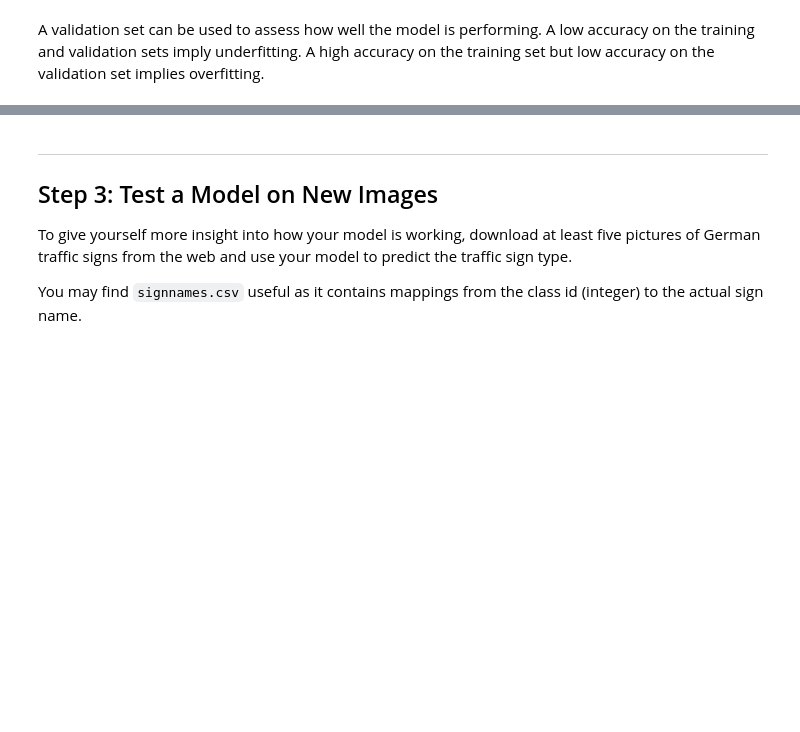
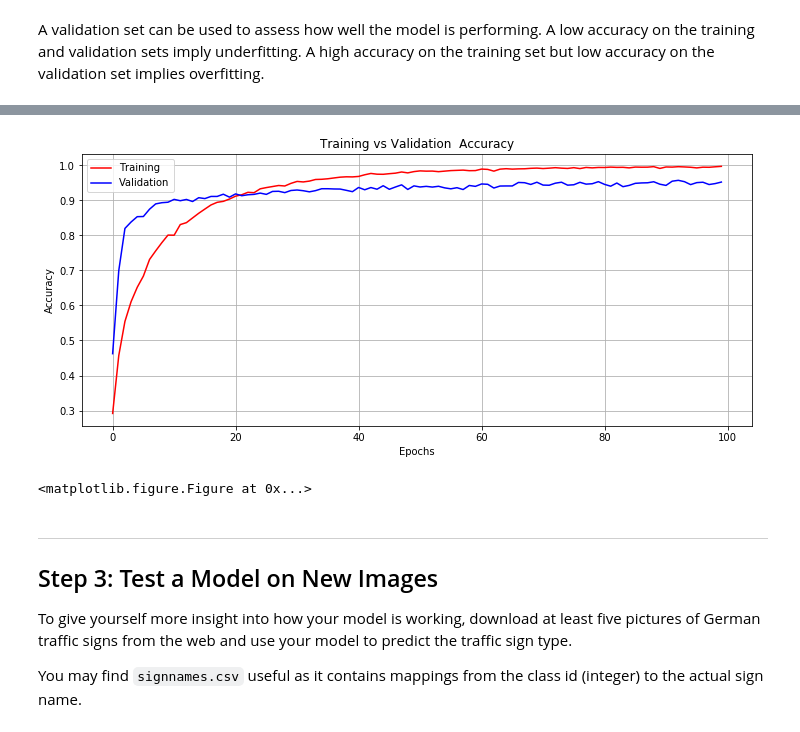
Before and after one commit to rudi77/sdc, a Jupyter notebook: project2/Traffic_Sign_Classifier.ipynb, the cells around one changed output, grey strips where cells are left out. Drawn from its saved outputs; the diff is of its cells as text; code cells hidden in the pictures; blank space fills up the shorter version.

Commit message:
Updated notebook code. Added new plot train vs. valid. Added setup script which shall be called before executing nb for the first time

```diff
--- a/project2/Traffic_Sign_Classifier.ipynb
+++ b/project2/Traffic_Sign_Classifier.ipynb
@@ -246,14 +246,17 @@ Use the code cell (or multiple code cells, if necessary) to implement the first
 # Convert each image to grayscale
 X_train_gray = [da.grayscale(image) for image in X_train]
 X_valid_gray = [da.grayscale(image) for image in X_valid]
+X_test_gray  = [da.grayscale(image) for image in X_test]
 
 # Normalize images
 X_train_normalized = [da.normalize(image) for image in X_train_gray]
 X_valid_normalized = [da.normalize(image) for image in X_valid_gray]
+X_test_normalized = [da.normalize(image) for image in X_test_gray]
 
 # Reshape images
 X_train_new = [da.expand(image) for image in X_train_normalized]
 X_valid_new = [da.expand(image) for image in X_valid_normalized]
+X_test_new = [da.expand(image) for image in X_test_normalized]
 
 # show output of pre-processing methods
 images = [X_train_gray[10], X_train_normalized[10]]
@@ -420,7 +430,16 @@ A validation set can be used to assess how well the model is performing. A low a
 sets imply underfitting. A high accuracy on the training set but low accuracy on the validation set implies overfitting.
 # %%
 ### Train your model here.
-rate = 0.0025
+rate = 0.001
+
+x = tf.placeholder(tf.float32, (None, 32, 32, 1))
+
+y = tf.placeholder(tf.int32, (None))
+
+# dropout - keep probability
+keep_prob = tf.placeholder(tf.float32)
+
+one_hot_y = tf.one_hot(y, n_classes)
 
 # Create net
 logits = MultiScaleConvnet(x, keep_prob)
@@ -437,3 +456,9 @@ tf.summary.scalar('cross_entropy', loss_operation)
 with tf.name_scope('train'):
     optimizer = tf.train.AdamOptimizer(learning_rate = rate)
     training_operation = optimizer.minimize(loss_operation)
+
+with tf.name_scope("accuracy"):
+    correct_prediction = tf.equal(tf.argmax(logits, 1), tf.argmax(one_hot_y, 1))
+    accuracy_operation = tf.reduce_mean(tf.cast(correct_prediction, tf.float32))
+
+    tf.summary.scalar("accuracy", accuracy_operation)
@@ -469,17 +466,23 @@ def evaluate(X_data, y_data, batch_size):
 # Shuffle trainings data
 from sklearn.utils import shuffle
 
-EPOCHS = 10
-BATCH_SIZE = 512
+EPOCHS = 100
+BATCH_SIZE = 1024
 NUM_THREADS = 6
-dropout = 0.85
+dropout = 0.80
 merged = tf.summary.merge_all()
 
-#savername = "multiscalenet.ckpt"
-#restorepath = "."
+#savername = "lenet.ckpt"
+#restorepath = "./LeNetParameters/lenet"
+savername = "multiscalenet.ckpt"
+savepath = "./MultiscaleNetParameters/multiscalenet"
+saver = tf.train.Saver()
 
-#with tf.Session() as sess:
-with tf.Session(config=tf.ConfigProto(intra_op_parallelism_threads=NUM_THREADS)) as sess:
+trainaccuracy = []
+validaccuracy = []
+
+with tf.Session() as sess:
+#with tf.Session(config=tf.ConfigProto(intra_op_parallelism_threads=NUM_THREADS)) as sess:
     #restore_session(restorepath, savername)
     sess.run(tf.global_variables_initializer())
     num_examples = len(X_train)
@@ -502,11 +505,31 @@ with tf.Session(config=tf.ConfigProto(intra_op_parallelism_threads=NUM_THREADS))
         training_accuray = evaluate(X_train_new, y_train, BATCH_SIZE)
         validation_accuracy = evaluate(X_valid_new, y_valid, BATCH_SIZE)
 
-        print("EPOCH {} ... Training Acurracy = {:.3f}\tValidation Accuracy = {:.3f}".format(i+1,training_accuray, validation_accuracy))
-        print()
+        trainaccuracy.append(training_accuray)
+        validaccuracy.append(validation_accuracy)
 
-    #saver.save(sess, restorepath, latest_filename=savername)
-    #print("Model saved")
+        if i == 0 or (i+1) % 10 == 0:
+            print("EPOCH {} ... Training Accuracy = {:.3f}\tValidation Accuracy = {:.3f}".format(i+1,training_accuray, validation_accuracy))
+
+    test_accuracy = evaluate(X_test_new, y_test, BATCH_SIZE)
+    print("Test Accuracy = {:.3f}".format(test_accuracy))
+
+    saver.save(sess, savepath, latest_filename=savername)
+    print("Model saved")
+
+
+import matplotlib.pyplot as plt
+t = np.arange(EPOCHS)
+plt.rcParams['figure.figsize'] = (12, 5)
+first  = plt.plot(t, trainaccuracy, 'r', label = 'Training')
+second = plt.plot(t, validaccuracy, 'b', label = "Validation")
+plt.legend()
+plt.xlabel('Epochs')
+plt.grid(True)
+plt.ylabel('Accuracy')
+plt.title('Training vs Validation  Accuracy')
+plt.show()
+plt.savefig('./examples/train_vs_accuracy.png')
 # %% [output]
 Training...
 
@@ -528,3 +549,5 @@ EPOCH 10 ... Training Acurracy = 0.883  Validation Accuracy = 0.917
+[figure, added]
+<matplotlib.figure.Figure at 0x...>
 # %% [markdown]
 ---
 
```
Also changed, not shown: parts of 13 cells of this notebook, 9 other files.
